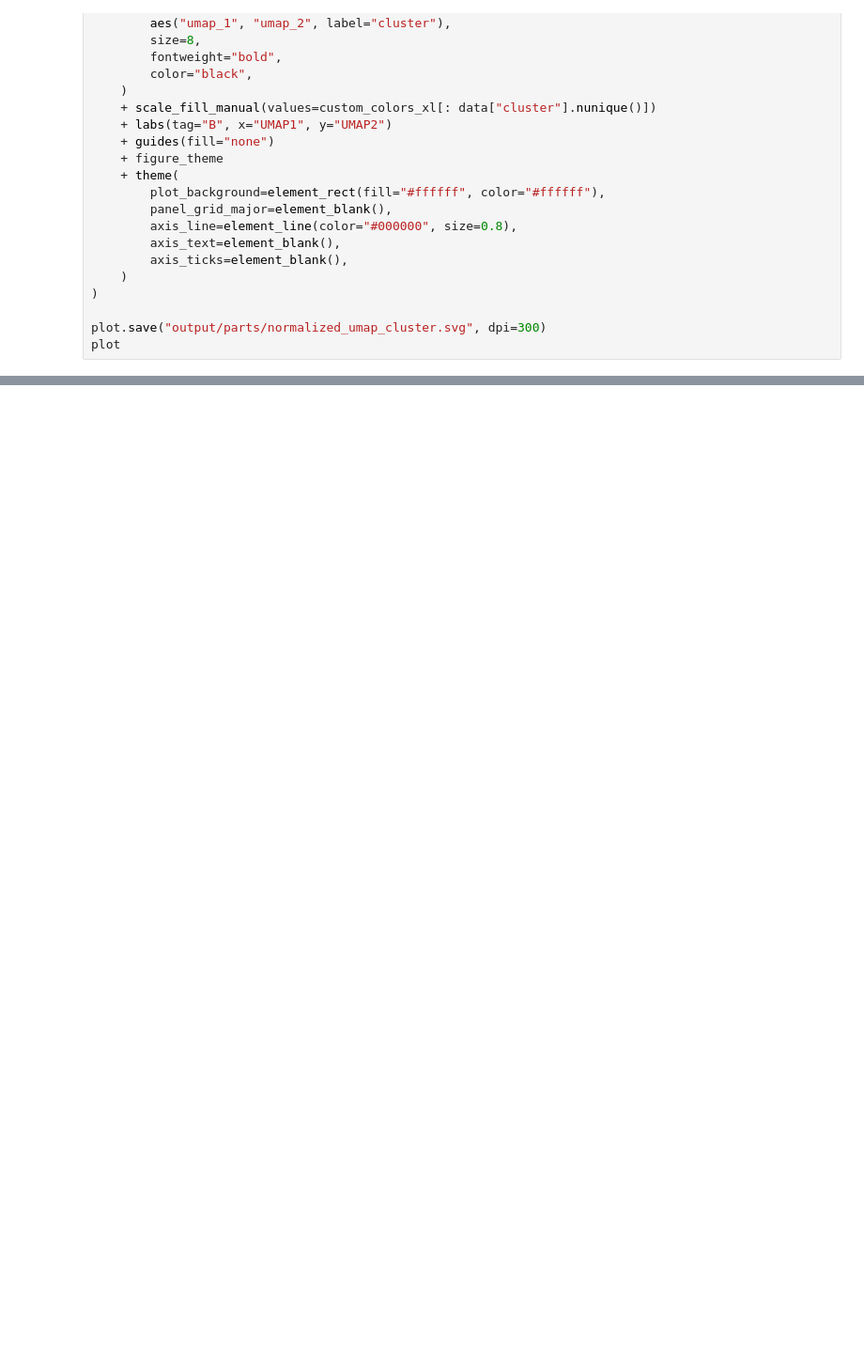
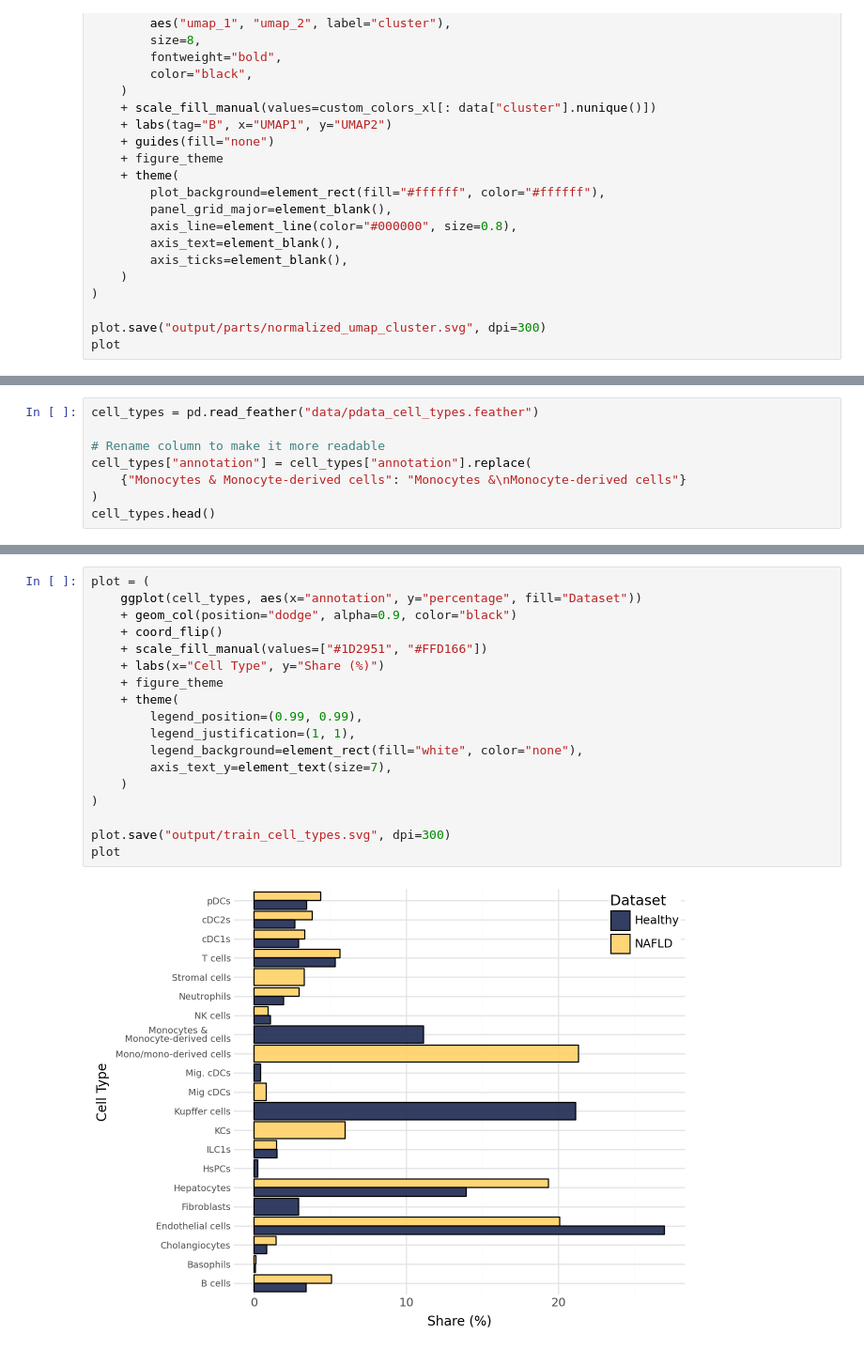
Before and after one commit to ChrisKoll/EDA-Spatial-Liver, a Jupyter notebook: figures/thesis_plots.ipynb, the cells around one changed output, grey strips where cells are left out. Shown at 94% size. Drawn from its saved outputs; the diff is of its cells as text; blank space fills up the shorter version.

```diff
--- a/figures/thesis_plots.ipynb
+++ b/figures/thesis_plots.ipynb
@@ -497,0 +580,8 @@ plot
+# %%
+cell_types = pd.read_feather("data/pdata_cell_types.feather")
+
+# Rename column to make it more readable
+cell_types["annotation"] = cell_types["annotation"].replace(
+    {"Monocytes & Monocyte-derived cells": "Monocytes &\nMonocyte-derived cells"}
+)
+cell_types.head()
@@ -497,0 +595,20 @@ plot
+# %%
+plot = (
+    ggplot(cell_types, aes(x="annotation", y="percentage", fill="Dataset"))
+    + geom_col(position="dodge", alpha=0.9, color="black")
+    + coord_flip()
+    + scale_fill_manual(values=["#1D2951", "#FFD166"])
+    + labs(x="Cell Type", y="Share (%)")
+    + figure_theme
+    + theme(
+        legend_position=(0.99, 0.99),
+        legend_justification=(1, 1),
+        legend_background=element_rect(fill="white", color="none"),
+        axis_text_y=element_text(size=7),
+    )
+)
+
+plot.save("output/train_cell_types.svg", dpi=300)
+plot
+# %% [output]
+[figure, added]
```
Also changed, not shown: parts of 41 cells of this notebook, 10 other files.
